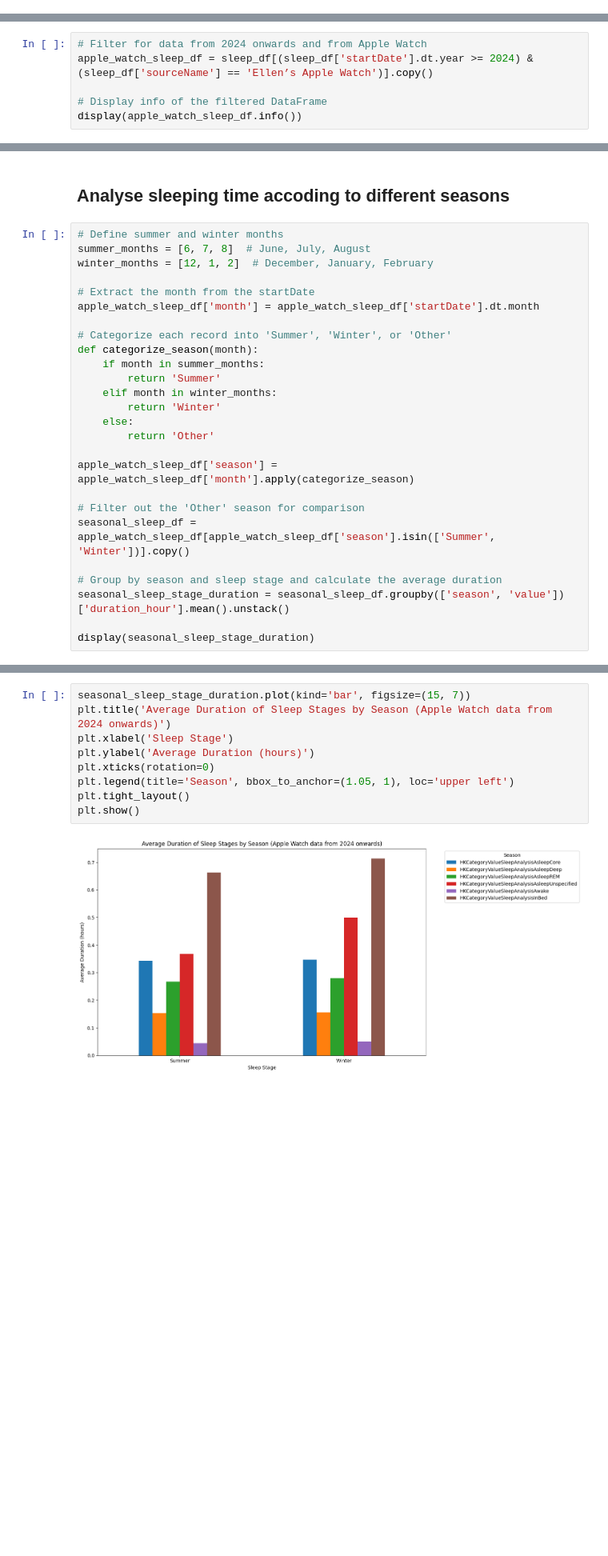
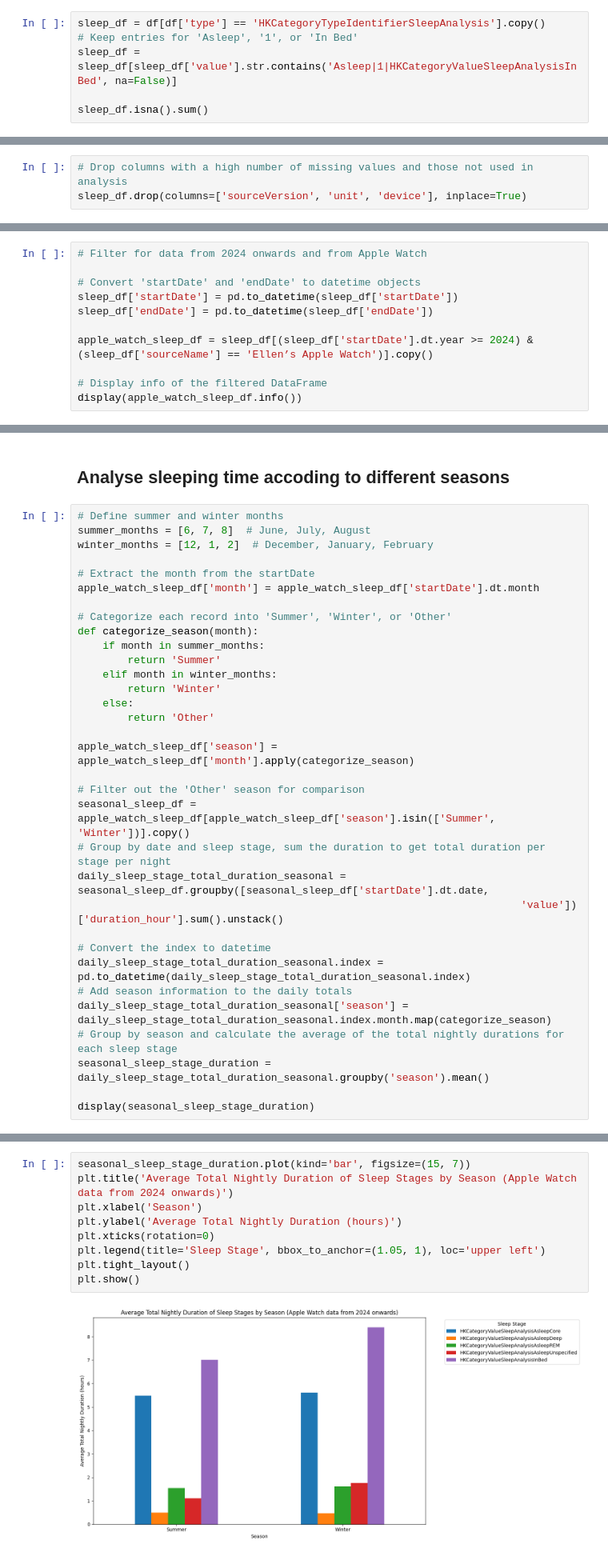
Before and after one commit to Abigail6on/Apple-Health-Sleep-Analysis, a Jupyter notebook: health_sleep_data_analysis.ipynb, the cells around one changed output, grey strips where cells are left out. Shown at 80% size. Saved outputs shown, nothing was run; the diff lists cells and outputs as text; blank space fills up the shorter version.

```diff
--- a/health_sleep_data_analysis.ipynb
+++ b/health_sleep_data_analysis.ipynb
@@ -45,0 +24,6 @@ dtype: object
+# %%
+sleep_df = df[df['type'] == 'HKCategoryTypeIdentifierSleepAnalysis'].copy()
+# Keep entries for 'Asleep', '1', or 'In Bed'
+sleep_df = sleep_df[sleep_df['value'].str.contains('Asleep|1|HKCategoryValueSleepAnalysisInBed', na=False)]
+
+sleep_df.isna().sum()
@@ -46,3 +42,6 @@ dtype: object
+# %%
+# Drop columns with a high number of missing values and those not used in analysis
+sleep_df.drop(columns=['sourceVersion', 'unit', 'device'], inplace=True)
 # %% [markdown]
 # 3. Exploratory Data Analysis (EDA)
 # %% [markdown]
@@ -53,6 +52,11 @@ import matplotlib.pyplot as plt
 import seaborn as sns
 # %%
 # Filter for data from 2024 onwards and from Apple Watch
+
+# Convert 'startDate' and 'endDate' to datetime objects
+sleep_df['startDate'] = pd.to_datetime(sleep_df['startDate'])
+sleep_df['endDate'] = pd.to_datetime(sleep_df['endDate'])
+
 apple_watch_sleep_df = sleep_df[(sleep_df['startDate'].dt.year >= 2024) & (sleep_df['sourceName'] == 'Ellen’s Apple Watch')].copy()
 
 # Display info of the filtered DataFrame
@@ -341,9 +355,16 @@ apple_watch_sleep_df['season'] = apple_watch_sleep_df['month'].apply(categorize_
 
 # Filter out the 'Other' season for comparison
 seasonal_sleep_df = apple_watch_sleep_df[apple_watch_sleep_df['season'].isin(['Summer', 'Winter'])].copy()
+# Group by date and sleep stage, sum the duration to get total duration per stage per night
+daily_sleep_stage_total_duration_seasonal = seasonal_sleep_df.groupby([seasonal_sleep_df['startDate'].dt.date,
+                                                                       'value'])['duration_hour'].sum().unstack()
 
-# Group by season and sleep stage and calculate the average duration
-seasonal_sleep_stage_duration = seasonal_sleep_df.groupby(['season', 'value'])['duration_hour'].mean().unstack()
+# Convert the index to datetime
+daily_sleep_stage_total_duration_seasonal.index = pd.to_datetime(daily_sleep_stage_total_duration_seasonal.index)
+# Add season information to the daily totals
+daily_sleep_stage_total_duration_seasonal['season'] = daily_sleep_stage_total_duration_seasonal.index.month.map(categorize_season)
+# Group by season and calculate the average of the total nightly durations for each sleep stage
+seasonal_sleep_stage_duration = daily_sleep_stage_total_duration_seasonal.groupby('season').mean()
 
 display(seasonal_sleep_stage_duration)
 # %% [output]
@@ -354,11 +375,11 @@ display(seasonal_sleep_stage_duration)
 # %%
 seasonal_sleep_stage_duration.plot(kind='bar', figsize=(15, 7))
-plt.title('Average Duration of Sleep Stages by Season (Apple Watch data from 2024 onwards)')
-plt.xlabel('Sleep Stage')
-plt.ylabel('Average Duration (hours)')
+plt.title('Average Total Nightly Duration of Sleep Stages by Season (Apple Watch data from 2024 onwards)')
+plt.xlabel('Season')
+plt.ylabel('Average Total Nightly Duration (hours)')
 plt.xticks(rotation=0)
-plt.legend(title='Season', bbox_to_anchor=(1.05, 1), loc='upper left')
+plt.legend(title='Sleep Stage', bbox_to_anchor=(1.05, 1), loc='upper left')
 plt.tight_layout()
 plt.show()
 # %% [output]
-[figure, old version]
+[figure, new version]
```
Also changed, not shown: parts of 33 cells of this notebook.
